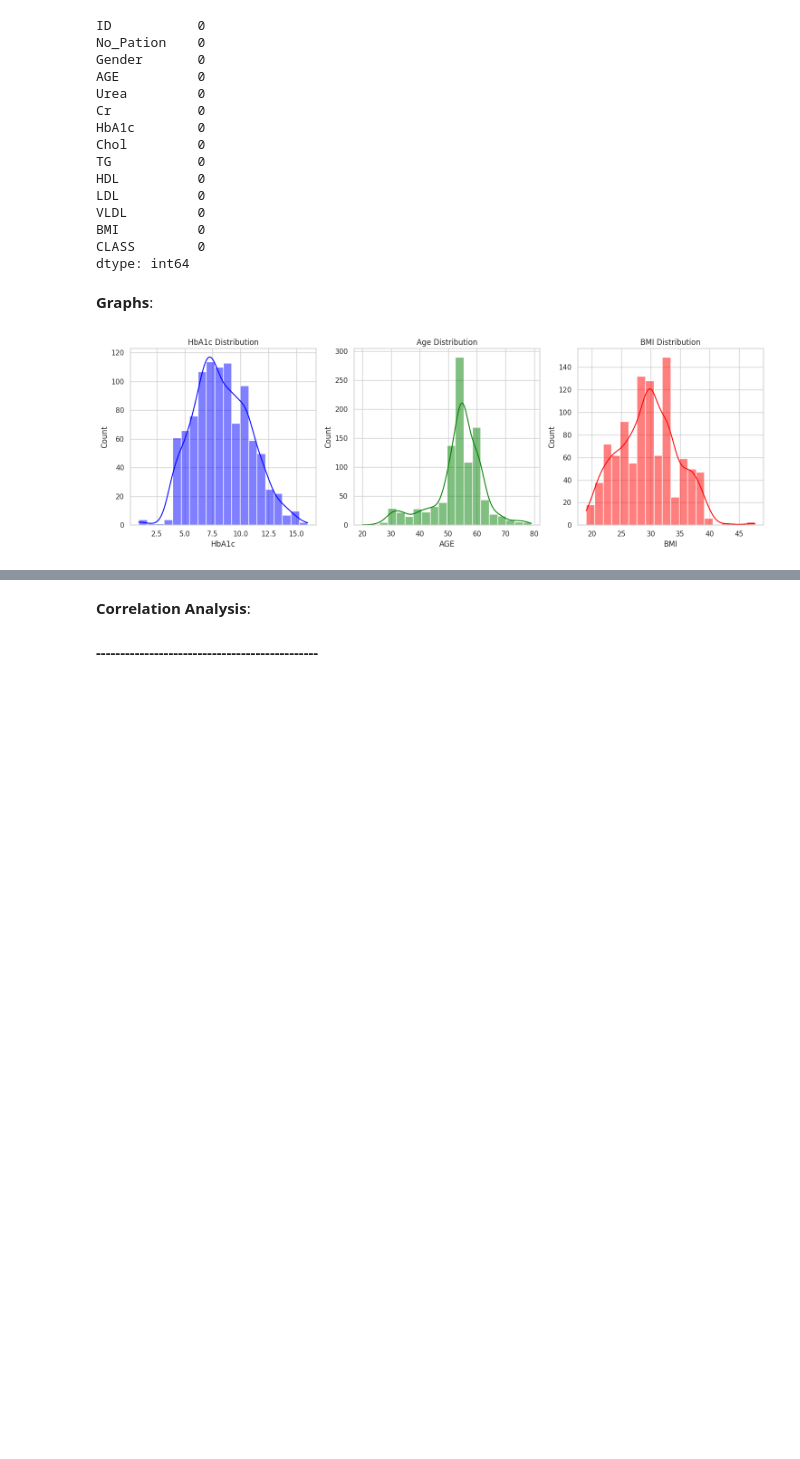
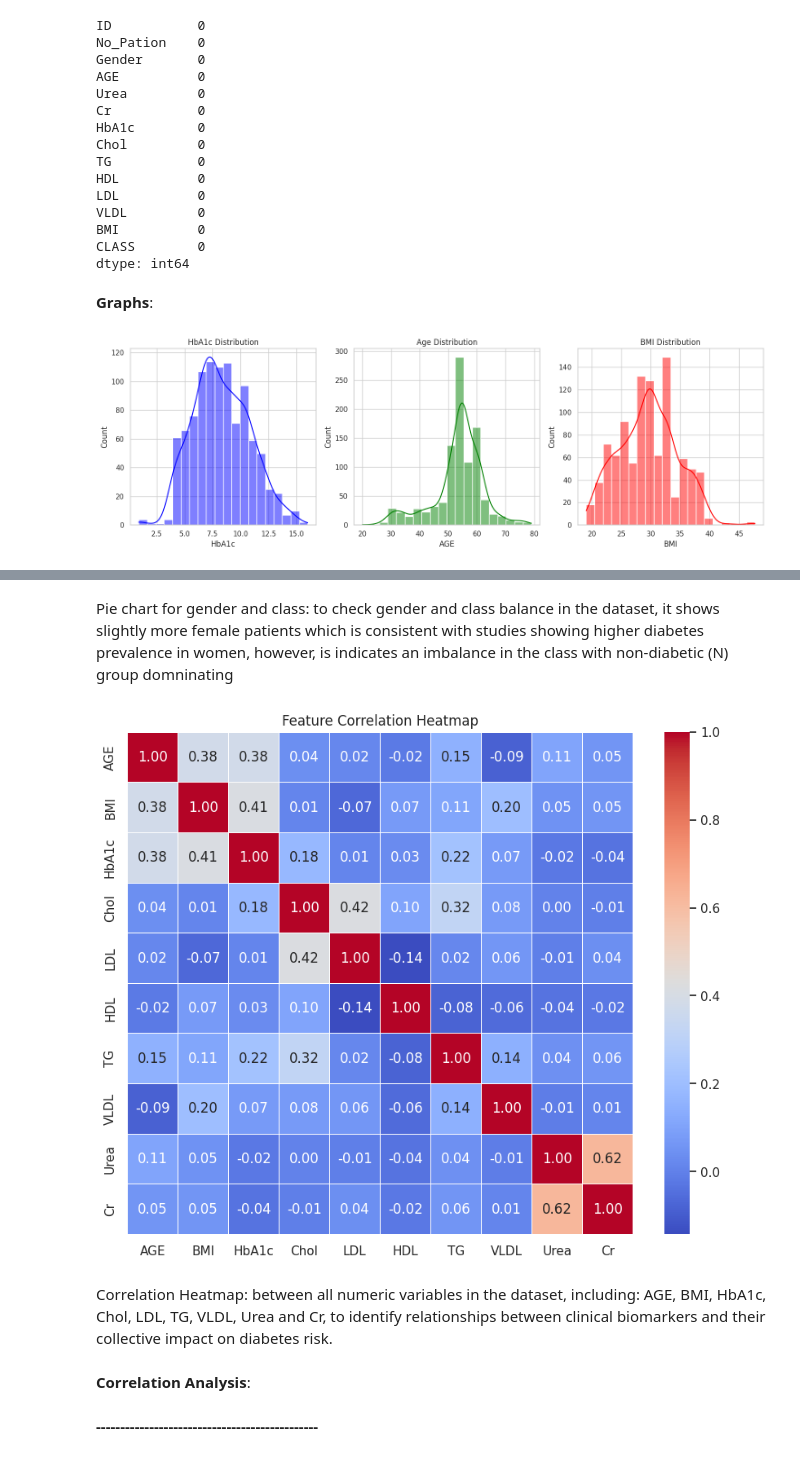
Before and after one commit to falwa-alkhalifah/Mining-project, a Jupyter notebook: phase2.ipynb, the cells around one changed output, grey strips where cells are left out. Cells and saved outputs as stored; diff of their text form; code cells hidden in the pictures; blank space fills up the shorter version.

```diff
--- a/phase2.ipynb
+++ b/phase2.ipynb
@@ -164,3 +201,16 @@ plt.show()
+# %% [markdown]
+Pie chart for gender and class: to check gender and class balance in the dataset, it shows slightly more female patients which is consistent with studies showing higher diabetes prevalence in women, however, is indicates an imbalance in the class with non-diabetic (N) group domninating
+# %%
+# Heatmap for correlation
+plt.figure(figsize=(10, 8))
+features = ['AGE', 'BMI', 'HbA1c', 'Chol', 'LDL', 'HDL', 'TG', 'VLDL', 'Urea', 'Cr']
+sns.heatmap(df[features].corr(), annot=True, cmap="coolwarm", fmt=".2f", linewidths=0.5)
+plt.title("Feature Correlation Heatmap")
+plt.show()
+# %% [output]
+[figure, added]
+# %% [markdown]
+Correlation Heatmap: between all numeric variables in the dataset, including: AGE, BMI, HbA1c, Chol, LDL, TG, VLDL, Urea and Cr, to identify relationships between clinical biomarkers and their collective impact on diabetes risk.
 # %% [markdown]
 **Correlation Analysis**:
 # %% [markdown]
```
Also changed, not shown: parts of 8 cells of this notebook.
